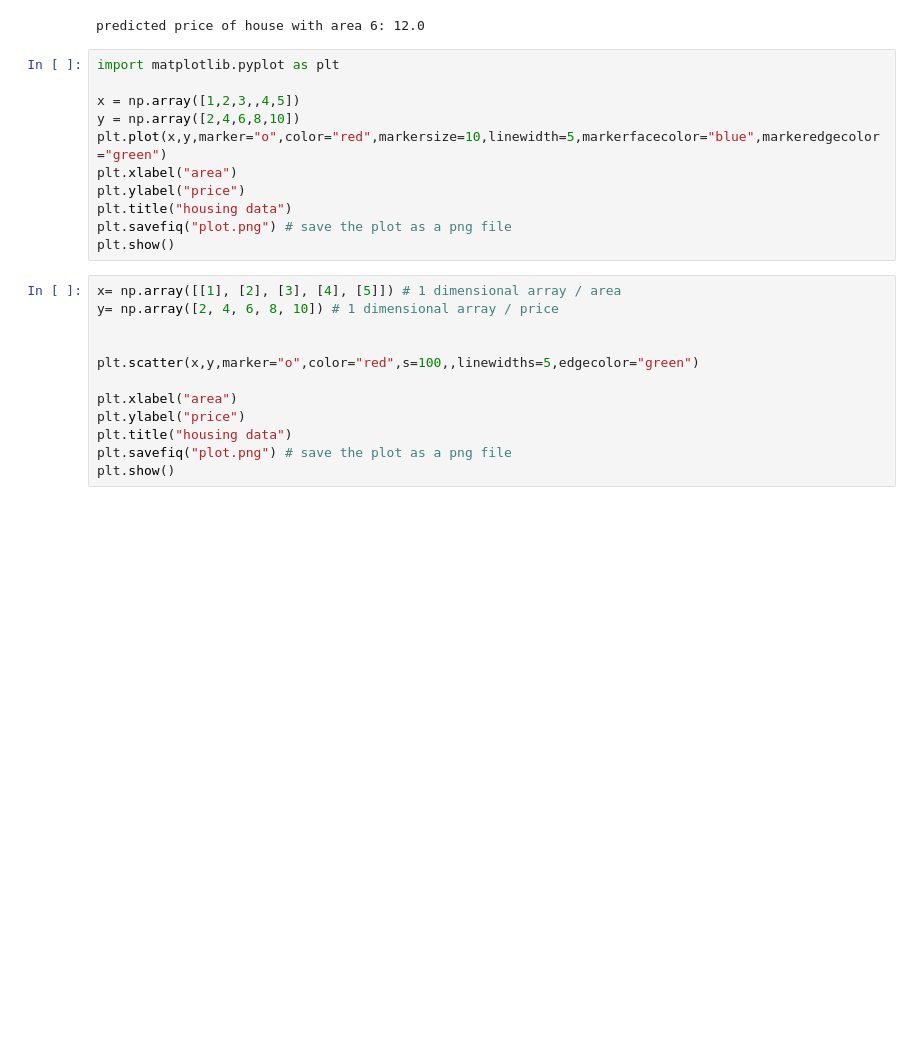
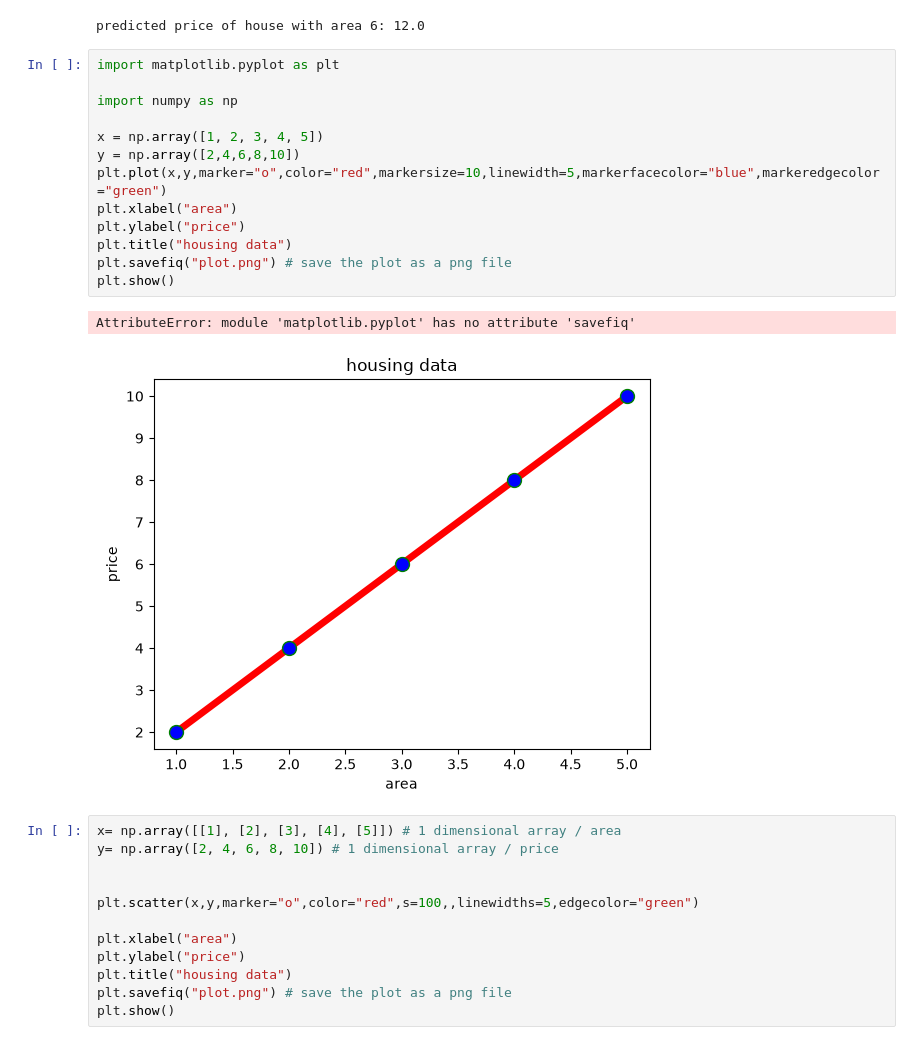
Before and after one commit to Nauman-AI-786/classwork3, a Jupyter notebook: Ml.ipynb, the cells around one changed output. Cells and saved outputs as stored; diff of their text form; blank space fills up the shorter version.

```diff
--- a/Ml.ipynb
+++ b/Ml.ipynb
@@ -22,14 +22,19 @@ predicted price of house with area 6: 12.0
 # %%
 import matplotlib.pyplot as plt
 
-x = np.array([1,2,3,,4,5])
+import numpy as np
+
+x = np.array([1, 2, 3, 4, 5])
 y = np.array([2,4,6,8,10])
 plt.plot(x,y,marker="o",color="red",markersize=10,linewidth=5,markerfacecolor="blue",markeredgecolor="green")
 plt.xlabel("area")
 plt.ylabel("price")
 plt.title("housing data")
 plt.savefiq("plot.png") # save the plot as a png file
 plt.show()
+# %% [output]
+AttributeError: module 'matplotlib.pyplot' has no attribute 'savefiq'
+[figure, added]
 # %%
 x= np.array([[1], [2], [3], [4], [5]]) # 1 dimensional array / area
 y= np.array([2, 4, 6, 8, 10]) # 1 dimensional array / price
```
Also changed, not shown: parts of 4 cells of this notebook, 1 other file.
